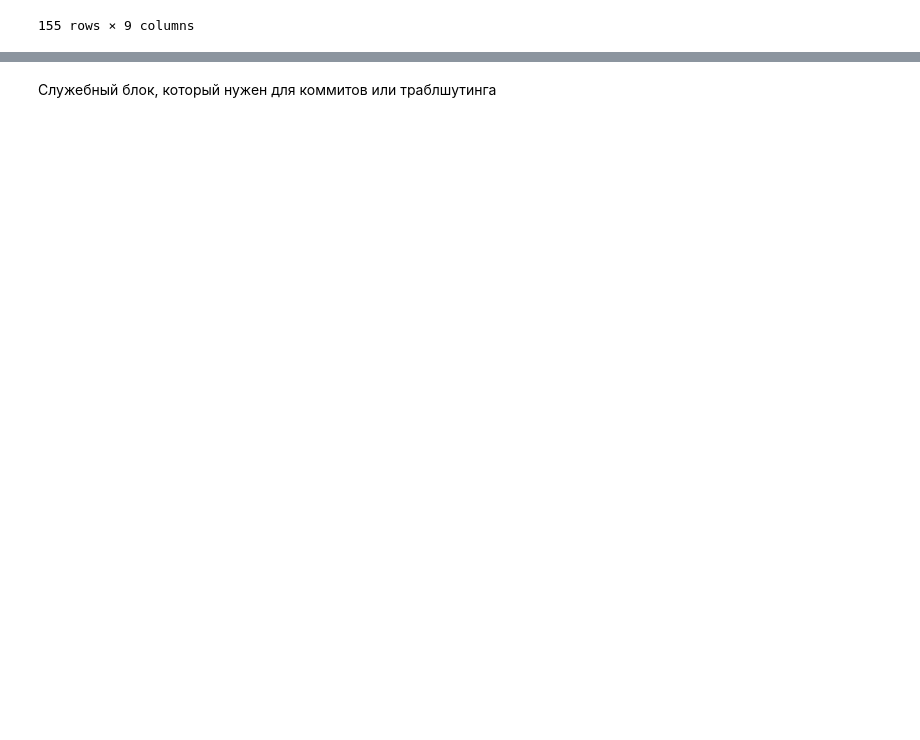
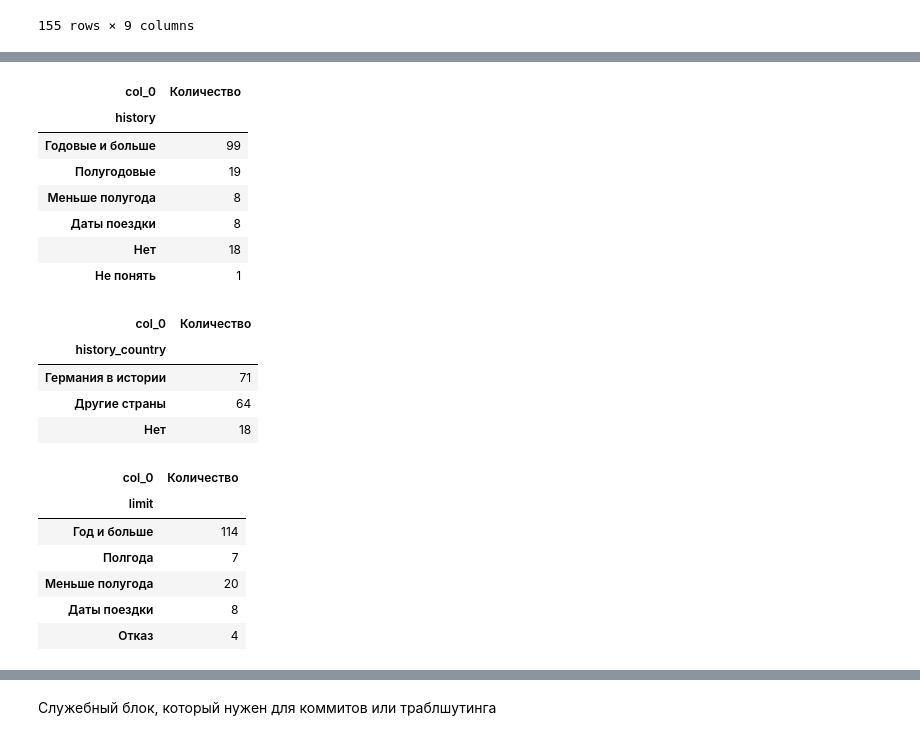
Before and after one commit to MustDie-green/AWD-forum-visa-parsing, a Jupyter notebook: visa_parsing.ipynb, the cells around one changed output, grey strips where cells are left out. Cells and saved outputs as stored; diff of their text form; code cells hidden in the pictures; blank space fills up the shorter version.

```diff
--- a/visa_parsing.ipynb
+++ b/visa_parsing.ipynb
@@ -324,0 +345,35 @@ df
+# %%
+df['history'] = df['history'].astype('category')
+df['history_country'] = df['history_country'].astype('category')
+df['limit'] = df['limit'].astype('category')
+# %%
+df['history'] = df['history'].cat.reorder_categories(['Годовые и больше', 'Полугодовые', 'Меньше полугода',
+                                      'Даты поездки', 'Нет', 'Не понять'])
+df['limit'] = df['limit'].cat.reorder_categories(['Год и больше', 'Полгода', 'Меньше полугода',
+                                      'Даты поездки', 'Отказ'])
+# %%
+display(pd.crosstab(index = df['history'].sort_values(), columns='Количество'),
+        pd.crosstab(index = df['history_country'], columns='Количество'),
+        pd.crosstab(index = df['limit'], columns='Количество')
+       )
+# %% [output]
+| col_0 | Количество |
+| history |  |
+| Годовые и больше | 99 |
+| Полугодовые | 19 |
+| Меньше полугода | 8 |
+| Даты поездки | 8 |
+| Нет | 18 |
+| Не понять | 1 |
+| col_0 | Количество |
+| history_country |  |
+| Германия в истории | 71 |
+| Другие страны | 64 |
+| Нет | 18 |
+| col_0 | Количество |
+| limit |  |
+| Год и больше | 114 |
+| Полгода | 7 |
+| Меньше полугода | 20 |
+| Даты поездки | 8 |
+| Отказ | 4 |
```
Also changed, not shown: parts of 7 cells of this notebook.
